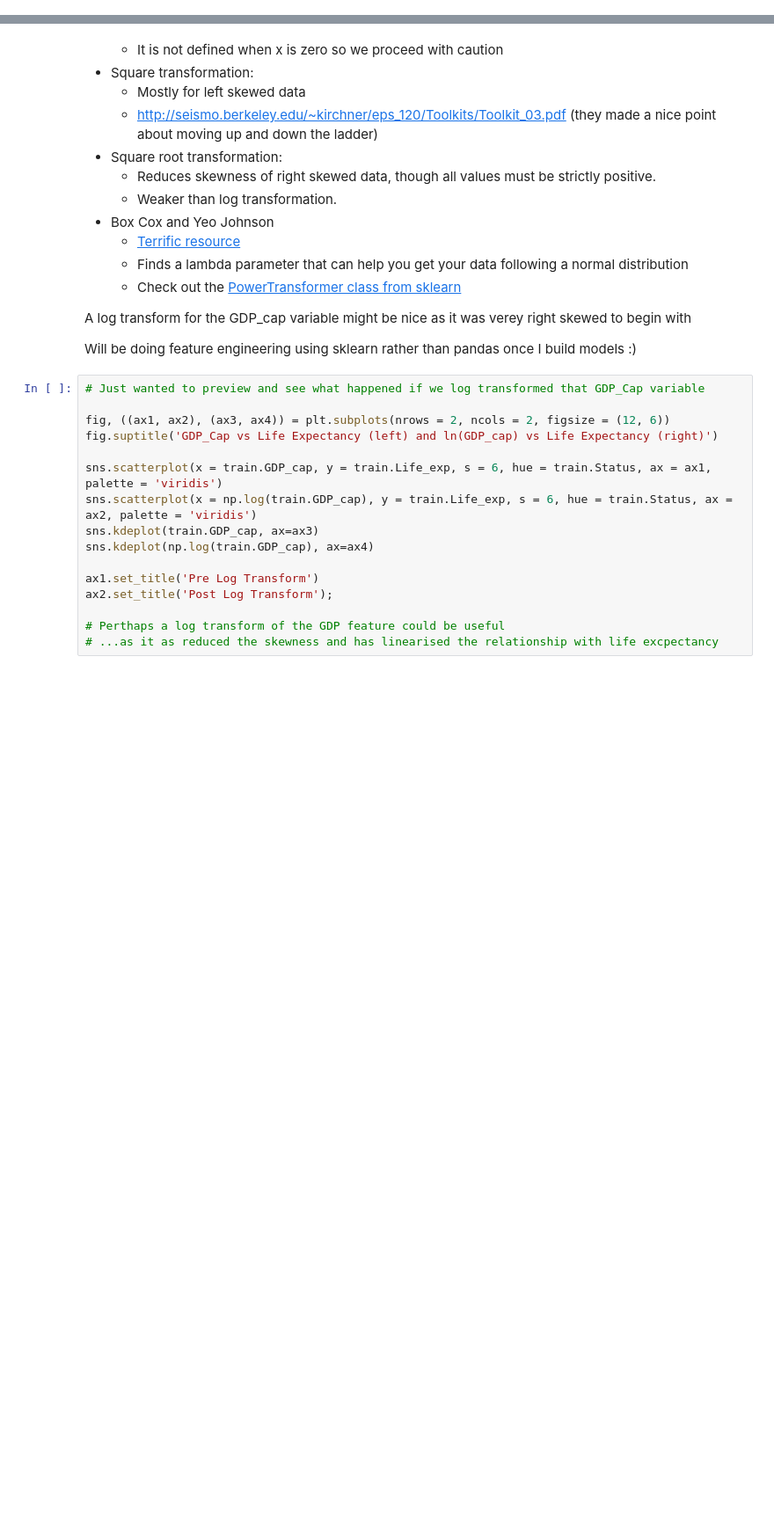
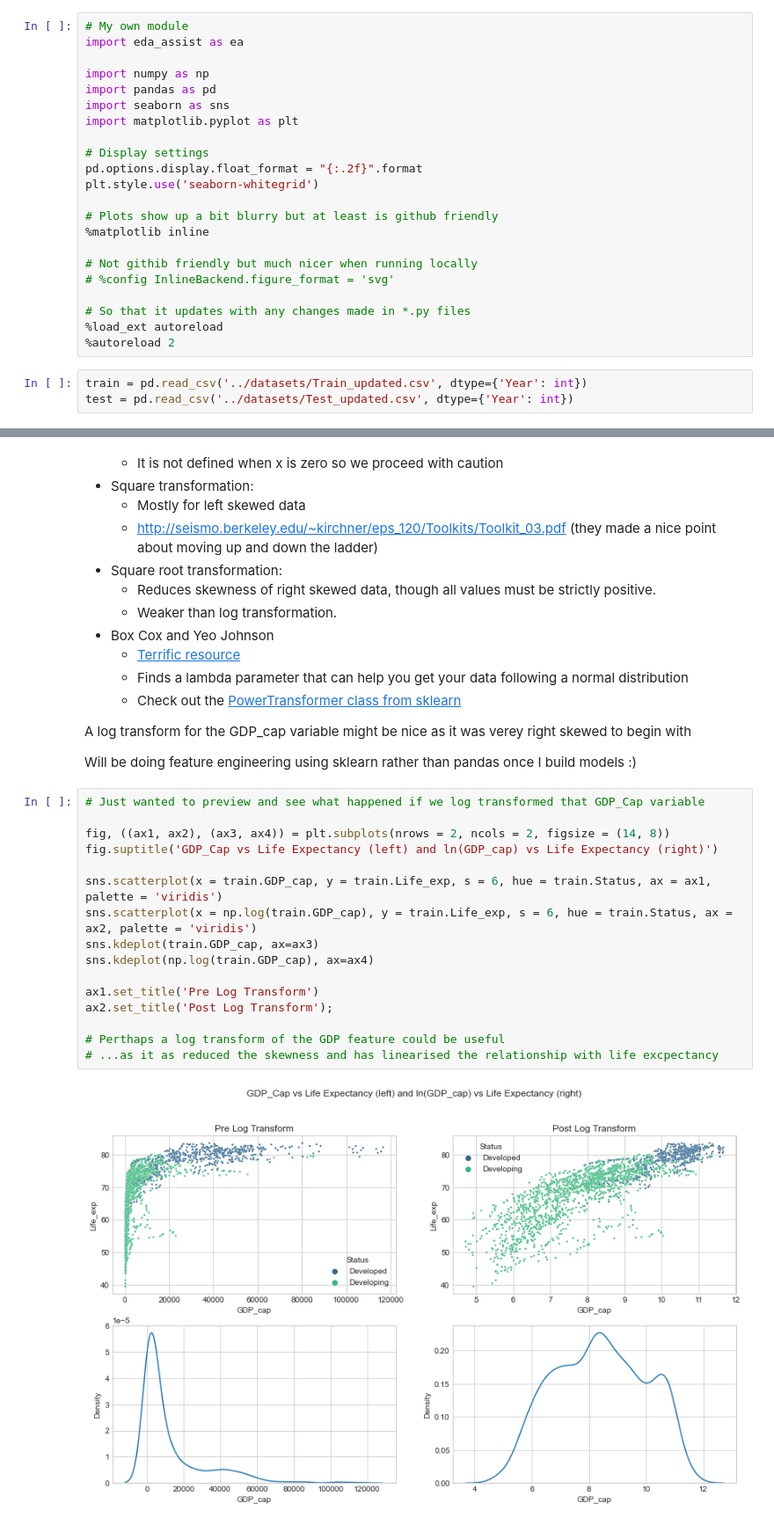
Before and after one commit to noahrubin989/Regression-Project, a Jupyter notebook: 02_EDA/02_EDA_part_b.ipynb, the cells around one changed output, grey strips where cells are left out. Shown at 88% size. Cells and saved outputs as stored; diff of their text form; blank space fills up the shorter version.

```diff
--- a/02_EDA/02_EDA_part_b.ipynb
+++ b/02_EDA/02_EDA_part_b.ipynb
@@ -1,3 +9,28 @@
+# %%
+# My own module
+import eda_assist as ea
+
+import numpy as np
+import pandas as pd
+import seaborn as sns
+import matplotlib.pyplot as plt
+
+# Display settings
+pd.options.display.float_format = "{:.2f}".format
+plt.style.use('seaborn-whitegrid')
+
+# Plots show up a bit blurry but at least is github friendly
+%matplotlib inline
+
+# Not githib friendly but much nicer when running locally
+# %config InlineBackend.figure_format = 'svg'
+
+# So that it updates with any changes made in *.py files
+%load_ext autoreload
+%autoreload 2
+# %%
+train = pd.read_csv('../datasets/Train_updated.csv', dtype={'Year': int})
+test = pd.read_csv('../datasets/Test_updated.csv', dtype={'Year': int})
 # %% [markdown]
 #### <span style="color:black"><u>**Bivariate Analysis - Numeric vs Numeric**<a name="ba_n"></a><u></span>
 
@@ -125,16 +187,18 @@ Will be doing feature engineering using sklearn rather than pandas once I build
 # %%
 # Just wanted to preview and see what happened if we log transformed that GDP_Cap variable
 
-fig, ((ax1, ax2), (ax3, ax4)) = plt.subplots(nrows = 2, ncols = 2, figsize = (12, 6))
+fig, ((ax1, ax2), (ax3, ax4)) = plt.subplots(nrows = 2, ncols = 2, figsize = (14, 8))
 fig.suptitle('GDP_Cap vs Life Expectancy (left) and ln(GDP_cap) vs Life Expectancy (right)')
 
 sns.scatterplot(x = train.GDP_cap, y = train.Life_exp, s = 6, hue = train.Status, ax = ax1, palette = 'viridis')
 sns.scatterplot(x = np.log(train.GDP_cap), y = train.Life_exp, s = 6, hue = train.Status, ax = ax2, palette = 'viridis')
 sns.kdeplot(train.GDP_cap, ax=ax3)
 sns.kdeplot(np.log(train.GDP_cap), ax=ax4)
 
 ax1.set_title('Pre Log Transform')
 ax2.set_title('Post Log Transform');
 
 # Perthaps a log transform of the GDP feature could be useful
 # ...as it as reduced the skewness and has linearised the relationship with life excpectancy
+# %% [output]
+[figure, added]
```
Also changed, not shown: parts of 7 cells of this notebook, 2 other files.
